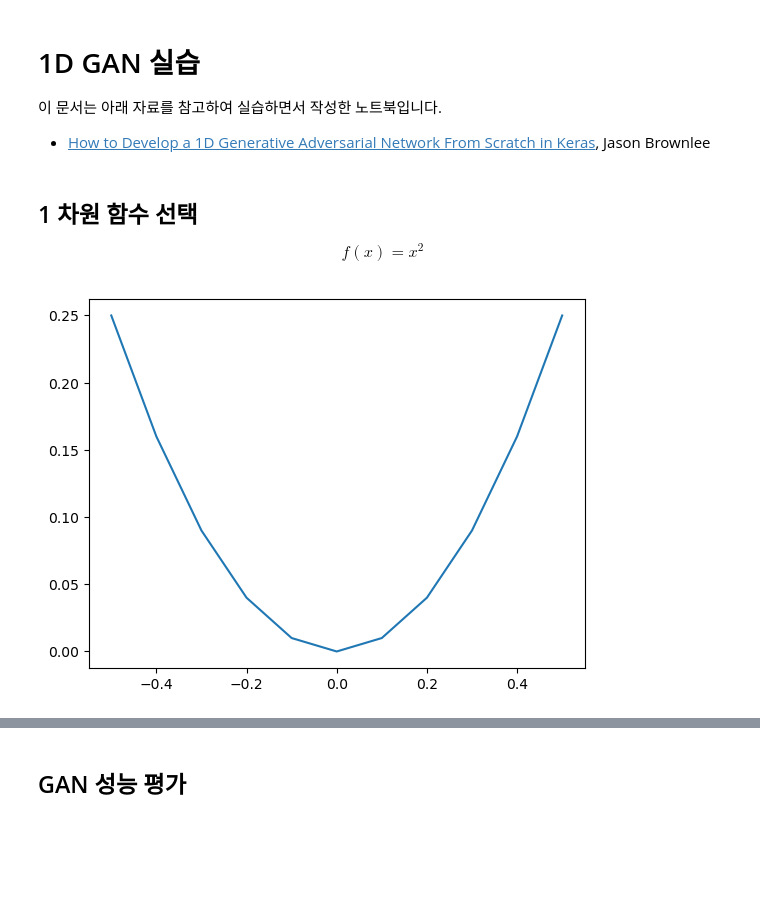
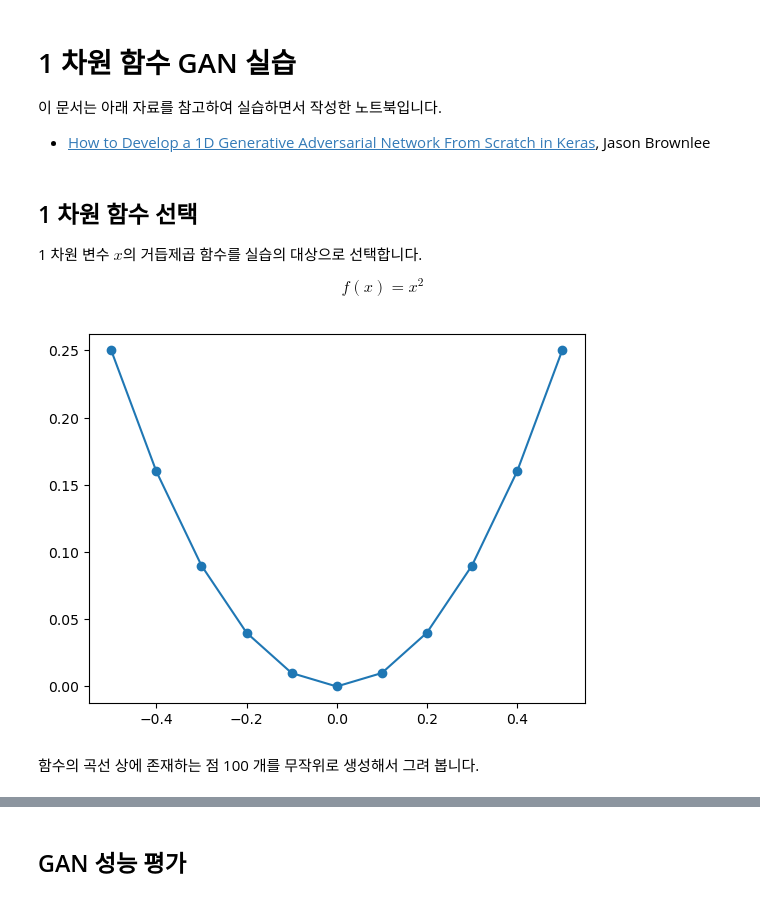
Before and after one commit to trvoid/ml-study, a Jupyter notebook: gan/1d-function-gan.ipynb, the cells around one changed output, grey strips where cells are left out. Drawn from its saved outputs; the diff is of its cells as text; code cells hidden in the pictures; blank space fills up the shorter version.

```diff
--- a/gan/1d-gan.ipynb
+++ b/gan/1d-function-gan.ipynb
@@ -1,11 +1,13 @@
 # %% [markdown]
-# 1D GAN 실습
+# 1 차원 함수 GAN 실습
 
 이 문서는 아래 자료를 참고하여 실습하면서 작성한 노트북입니다.
 
 * [How to Develop a 1D Generative Adversarial Network From Scratch in Keras](https://machinelearningmastery.com/how-to-develop-a-generative-adversarial-network-for-a-1-dimensional-function-from-scratch-in-keras/), Jason Brownlee
 # %% [markdown]
 ## 1 차원 함수 선택
+
+1 차원 변수 $x$의 거듭제곱 함수를 실습의 대상으로 선택합니다.
 
 $$
 f(x) = x^2
@@ -16,13 +18,15 @@ def calculate(x):
 # %%
 from matplotlib import pyplot
 
 inputs = [-0.5, -0.4, -0.3, -0.2, -0.1, 0, 0.1, 0.2, 0.3, 0.4, 0.5]
 outputs = [calculate(x) for x in inputs]
 
-pyplot.plot(inputs, outputs)
+pyplot.plot(inputs, outputs, marker='o')
 pyplot.show()
 # %% [output]
-[figure, old version]
+[figure, new version]
+# %% [markdown]
+함수의 곡선 상에 존재하는 점 100 개를 무작위로 생성해서 그려 봅니다.
 # %%
 from numpy.random import rand
 from numpy import hstack
```
Also changed, not shown: parts of 29 cells of this notebook.
